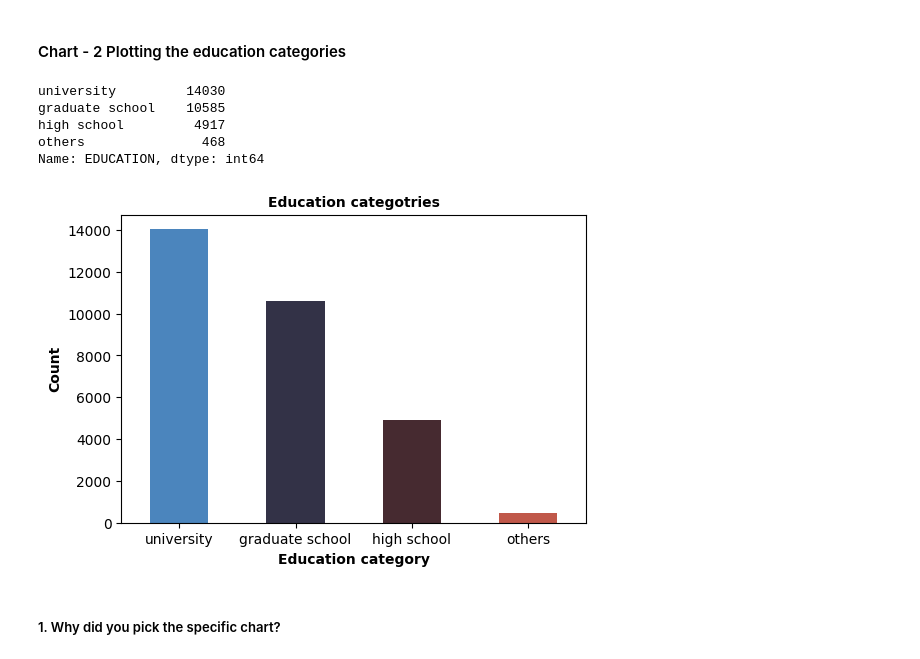
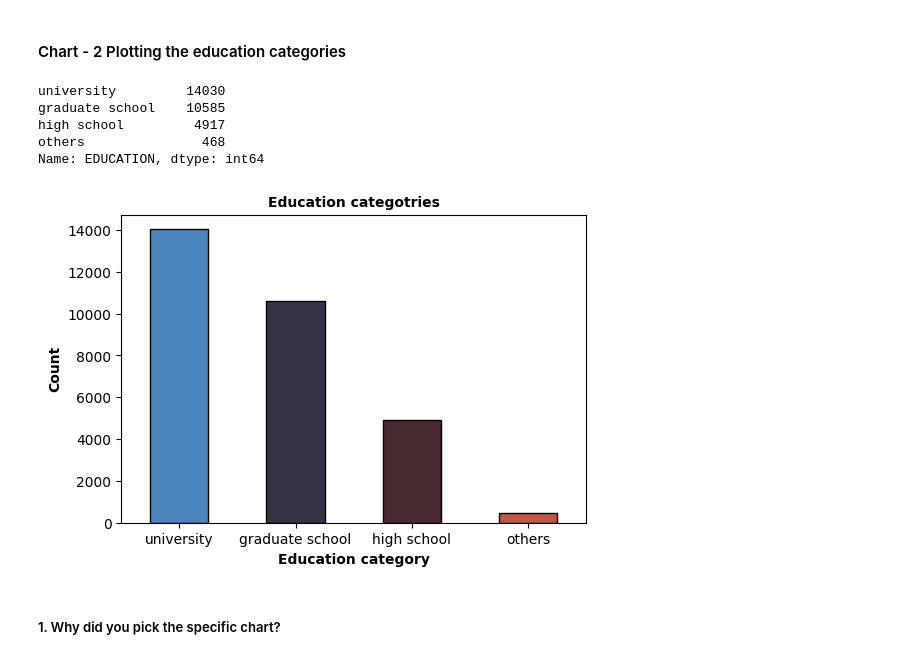
Before and after one commit to theuttammishra/Classification-Capstone, a Jupyter notebook: Credit_card_default_prediction.ipynb, the cells around one changed output. Drawn from its saved outputs; the diff is of its cells as text; code cells hidden in the pictures.

```diff
--- a/Credit_card_default_prediction.ipynb
+++ b/Credit_card_default_prediction.ipynb
@@ -414,25 +423,25 @@ Are there any insights that lead to negative growth? Justify with specific reaso
 This insight will help the company understand which gender is using their product more than the other gender.
 # %% [markdown]
 #### Chart - 2 Plotting the education categories
-# %%
-# Chart - 2 visualization code
-df['EDUCATION'].value_counts()
-# %% [output]
-university         14030
-graduate school    10585
-high school         4917
-others               468
-Name: EDUCATION, dtype: int64
+# %%
+# Getting the value count for the EDUCATION column
+df['EDUCATION'].value_counts()
+# %% [output]
+university         14030
+graduate school    10585
+high school         4917
+others               468
+Name: EDUCATION, dtype: int64
 # %%
 # plotting using count plot
 plt.figure(figsize=(6,4))
-ax=sns.countplot(x='EDUCATION',data = df,width = 0.5,palette = 'icefire')
+ax=sns.countplot(x='EDUCATION',data = df,width = 0.5,palette = 'icefire',edgecolor = 'black')
 ax.set_xlabel('Education category',size=10,fontdict={"weight": "bold"})
 ax.set_ylabel('Count',size=10,fontdict={"weight": "bold"})
 ax.set_title("Education categotries",fontsize=10,fontdict={"weight": "bold"})
 plt.show()
 # %% [output]
-[figure, old version]
+[figure, new version]
 # %% [markdown]
 ##### 1. Why did you pick the specific chart?
 # %% [markdown]
```
Also changed, not shown: parts of 57 cells of this notebook.
